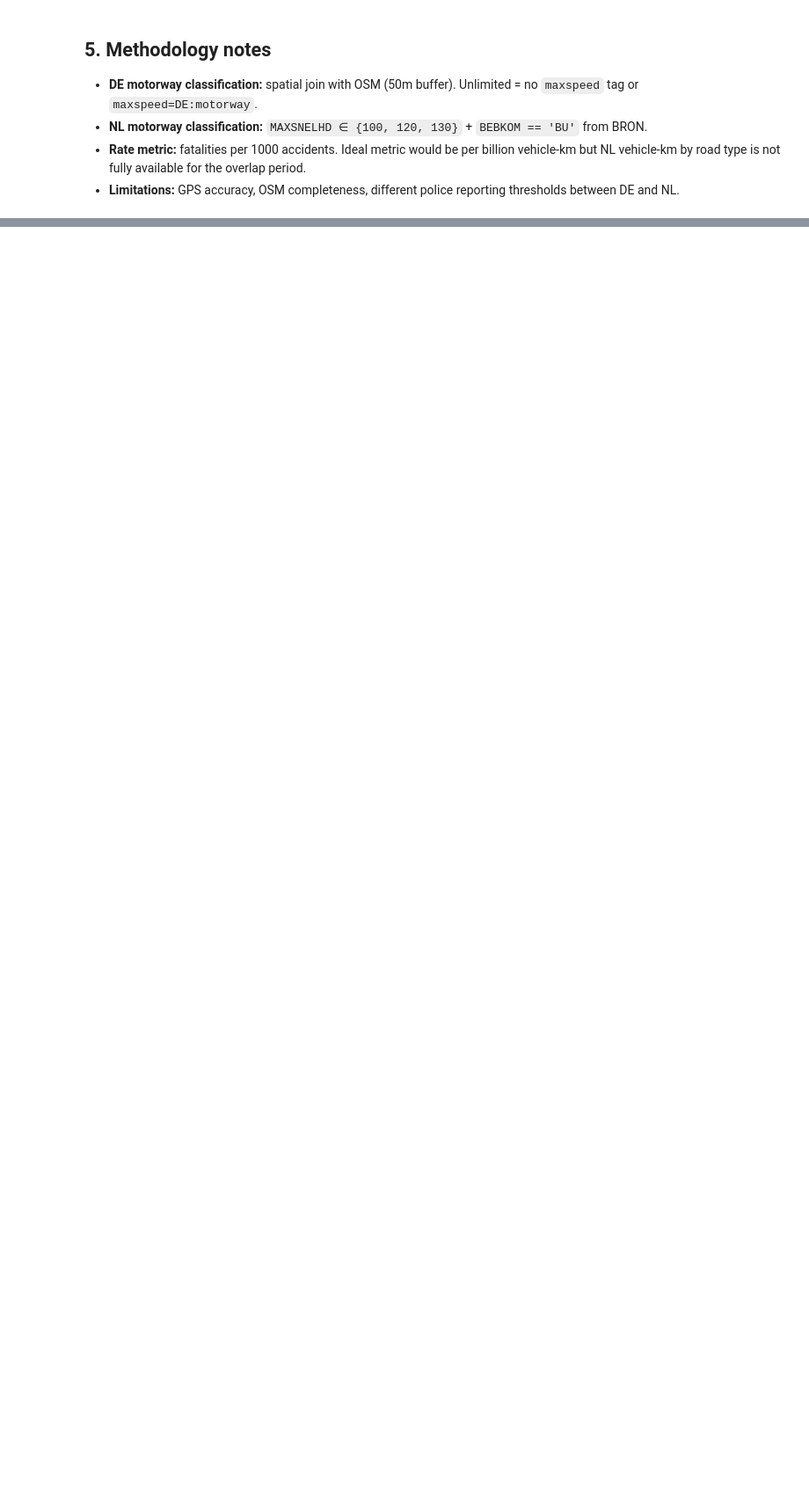
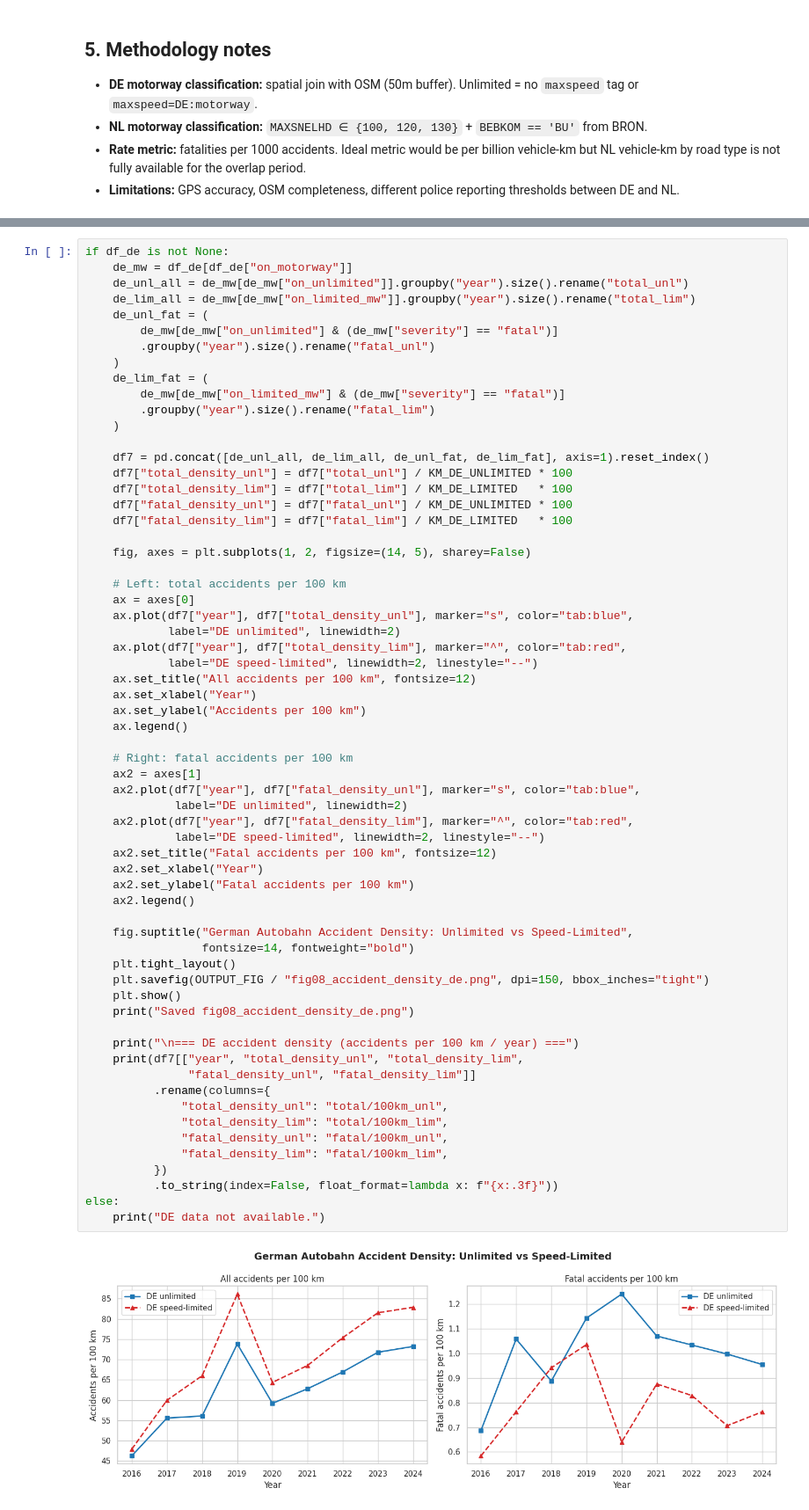
Before and after one commit to dennisbakhuis/autobahn-speed-safety-analysis, a Jupyter notebook: notebooks/05_comparative_analysis.ipynb, the cells around one changed output, grey strips where cells are left out. Shown at 88% size. Saved outputs shown, nothing was run; the diff lists cells and outputs as text; blank space fills up the shorter version.

```diff
--- a/notebooks/05_comparative_analysis.ipynb
+++ b/notebooks/05_comparative_analysis.ipynb
@@ -184,0 +348,65 @@ if df_de is not None and df_nl_annual is not None:
+# %%
+if df_de is not None:
+    de_mw = df_de[df_de["on_motorway"]]
+    de_unl_all = de_mw[de_mw["on_unlimited"]].groupby("year").size().rename("total_unl")
+    de_lim_all = de_mw[de_mw["on_limited_mw"]].groupby("year").size().rename("total_lim")
+    de_unl_fat = (
+        de_mw[de_mw["on_unlimited"] & (de_mw["severity"] == "fatal")]
+        .groupby("year").size().rename("fatal_unl")
+    )
+    de_lim_fat = (
+        de_mw[de_mw["on_limited_mw"] & (de_mw["severity"] == "fatal")]
+        .groupby("year").size().rename("fatal_lim")
+    )
+
+    df7 = pd.concat([de_unl_all, de_lim_all, de_unl_fat, de_lim_fat], axis=1).reset_index()
+    df7["total_density_unl"] = df7["total_unl"] / KM_DE_UNLIMITED * 100
+    df7["total_density_lim"] = df7["total_lim"] / KM_DE_LIMITED   * 100
+    df7["fatal_density_unl"] = df7["fatal_unl"] / KM_DE_UNLIMITED * 100
+    df7["fatal_density_lim"] = df7["fatal_lim"] / KM_DE_LIMITED   * 100
+
+    fig, axes = plt.subplots(1, 2, figsize=(14, 5), sharey=False)
+
+    # Left: total accidents per 100 km
+    ax = axes[0]
+    ax.plot(df7["year"], df7["total_density_unl"], marker="s", color="tab:blue",
+            label="DE unlimited", linewidth=2)
+    ax.plot(df7["year"], df7["total_density_lim"], marker="^", color="tab:red",
+            label="DE speed-limited", linewidth=2, linestyle="--")
+    ax.set_title("All accidents per 100 km", fontsize=12)
+    ax.set_xlabel("Year")
+    ax.set_ylabel("Accidents per 100 km")
+    ax.legend()
+
+    # Right: fatal accidents per 100 km
+    ax2 = axes[1]
+    ax2.plot(df7["year"], df7["fatal_density_unl"], marker="s", color="tab:blue",
+             label="DE unlimited", linewidth=2)
+    ax2.plot(df7["year"], df7["fatal_density_lim"], marker="^", color="tab:red",
+             label="DE speed-limited", linewidth=2, linestyle="--")
+    ax2.set_title("Fatal accidents per 100 km", fontsize=12)
+    ax2.set_xlabel("Year")
+    ax2.set_ylabel("Fatal accidents per 100 km")
+    ax2.legend()
+
+    fig.suptitle("German Autobahn Accident Density: Unlimited vs Speed-Limited",
+                 fontsize=14, fontweight="bold")
+    plt.tight_layout()
+    plt.savefig(OUTPUT_FIG / "fig08_accident_density_de.png", dpi=150, bbox_inches="tight")
+    plt.show()
+    print("Saved fig08_accident_density_de.png")
+
+    print("\n=== DE accident density (accidents per 100 km / year) ===")
+    print(df7[["year", "total_density_unl", "total_density_lim",
+               "fatal_density_unl", "fatal_density_lim"]]
+          .rename(columns={
+              "total_density_unl": "total/100km_unl",
+              "total_density_lim": "total/100km_lim",
+              "fatal_density_unl": "fatal/100km_unl",
+              "fatal_density_lim": "fatal/100km_lim",
+          })
+          .to_string(index=False, float_format=lambda x: f"{x:.3f}"))
+else:
+    print("DE data not available.")
+# %% [output]
+[figure, added]
```
Also changed, not shown: parts of 12 cells of this notebook, 5 other files.
